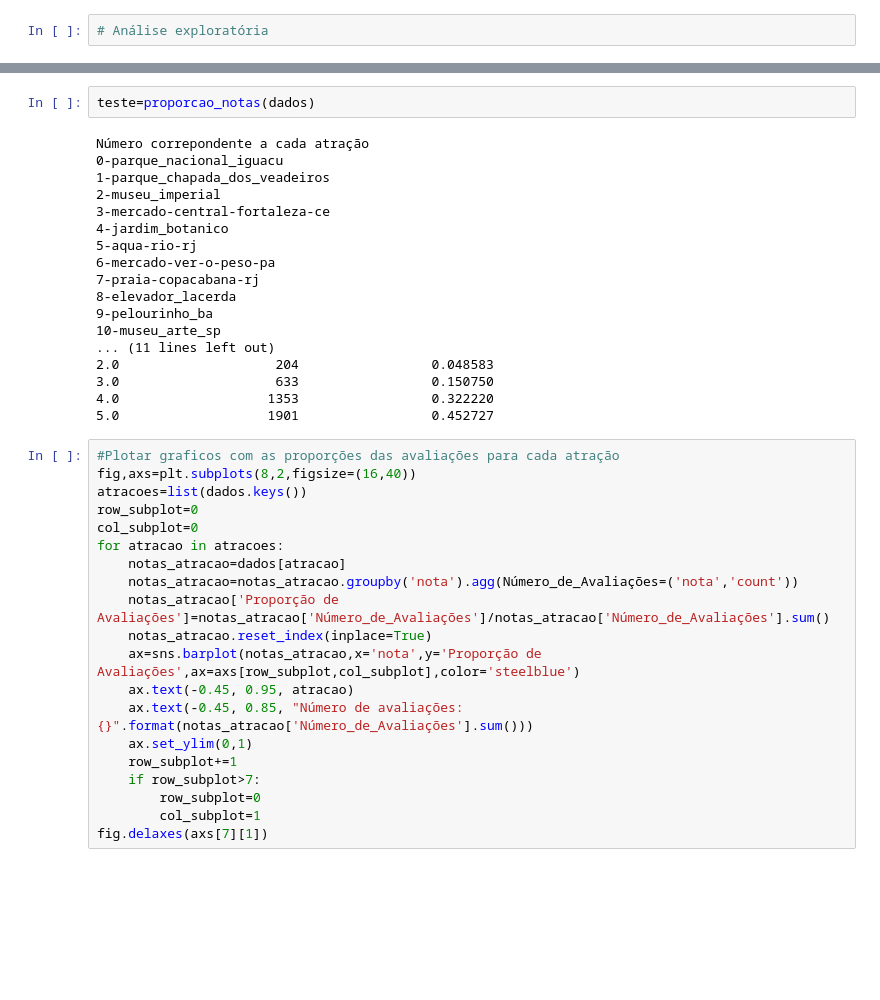
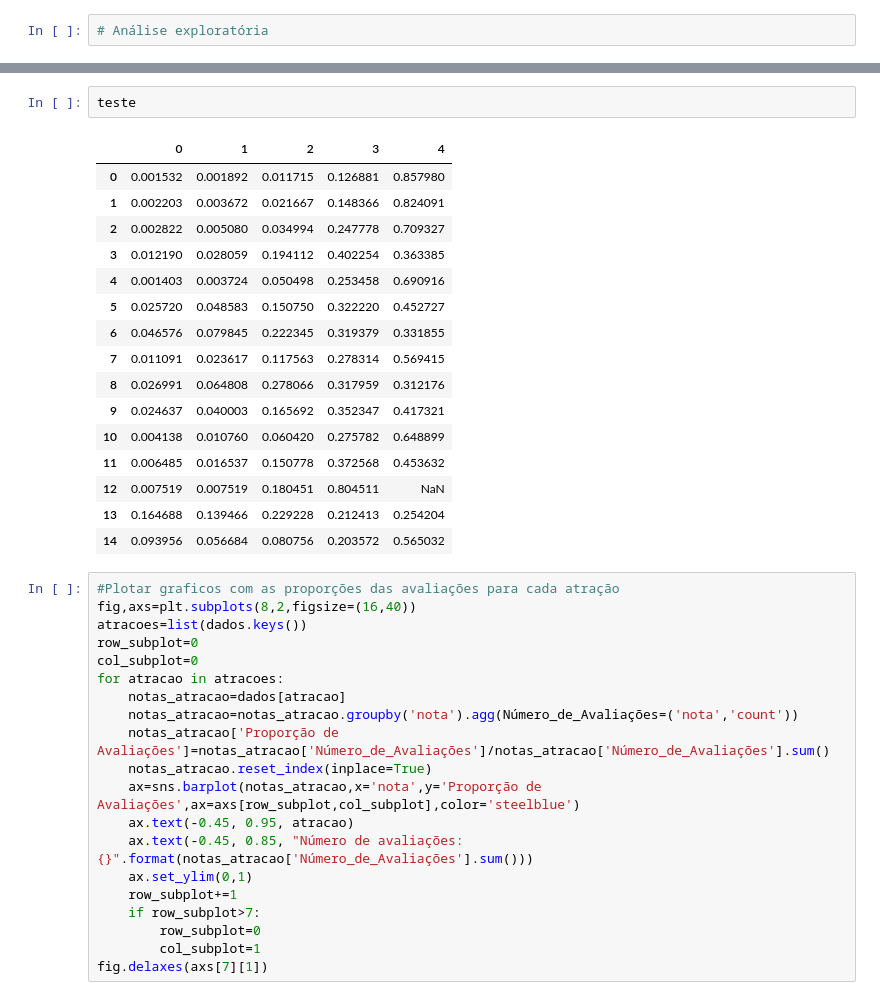
Before and after one commit to RodolfoPCruz/trip_advisor, a Jupyter notebook: trip_advisor.ipynb, the cells around one changed output, grey strips where cells are left out. Drawn from its saved outputs; the diff is of its cells as text; blank space fills up the shorter version.

Commit message:
Visualização das avaliações de cada atração

```diff
--- a/trip_advisor.ipynb
+++ b/trip_advisor.ipynb
@@ -73,23 +100,22 @@ def proporcao_notas(dados):
 # %%
-teste=proporcao_notas(dados)
+teste
 # %% [output]
-Número correpondente a cada atração
-0-parque_nacional_iguacu
-1-parque_chapada_dos_veadeiros
-2-museu_imperial
-3-mercado-central-fortaleza-ce
-4-jardim_botanico
-5-aqua-rio-rj
-6-mercado-ver-o-peso-pa
-7-praia-copacabana-rj
-8-elevador_lacerda
-9-pelourinho_ba
-10-museu_arte_sp
-... (11 lines left out)
-2.0                    204                 0.048583
-3.0                    633                 0.150750
-4.0                   1353                 0.322220
-5.0                   1901                 0.452727
+|  | 0 | 1 | 2 | 3 | 4 |
+| 0 | 0.001532 | 0.001892 | 0.011715 | 0.126881 | 0.857980 |
+| 1 | 0.002203 | 0.003672 | 0.021667 | 0.148366 | 0.824091 |
+| 2 | 0.002822 | 0.005080 | 0.034994 | 0.247778 | 0.709327 |
+| 3 | 0.012190 | 0.028059 | 0.194112 | 0.402254 | 0.363385 |
+| 4 | 0.001403 | 0.003724 | 0.050498 | 0.253458 | 0.690916 |
+| 5 | 0.025720 | 0.048583 | 0.150750 | 0.322220 | 0.452727 |
+| 6 | 0.046576 | 0.079845 | 0.222345 | 0.319379 | 0.331855 |
+| 7 | 0.011091 | 0.023617 | 0.117563 | 0.278314 | 0.569415 |
+| 8 | 0.026991 | 0.064808 | 0.278066 | 0.317959 | 0.312176 |
+| 9 | 0.024637 | 0.040003 | 0.165692 | 0.352347 | 0.417321 |
+| 10 | 0.004138 | 0.010760 | 0.060420 | 0.275782 | 0.648899 |
+| 11 | 0.006485 | 0.016537 | 0.150778 | 0.372568 | 0.453632 |
+| 12 | 0.007519 | 0.007519 | 0.180451 | 0.804511 | NaN |
+| 13 | 0.164688 | 0.139466 | 0.229228 | 0.212413 | 0.254204 |
+| 14 | 0.093956 | 0.056684 | 0.080756 | 0.203572 | 0.565032 |
 # %%
 #Plotar graficos com as proporções das avaliações para cada atração
 fig,axs=plt.subplots(8,2,figsize=(16,40))
```
Also changed, not shown: parts of 3 cells of this notebook.
